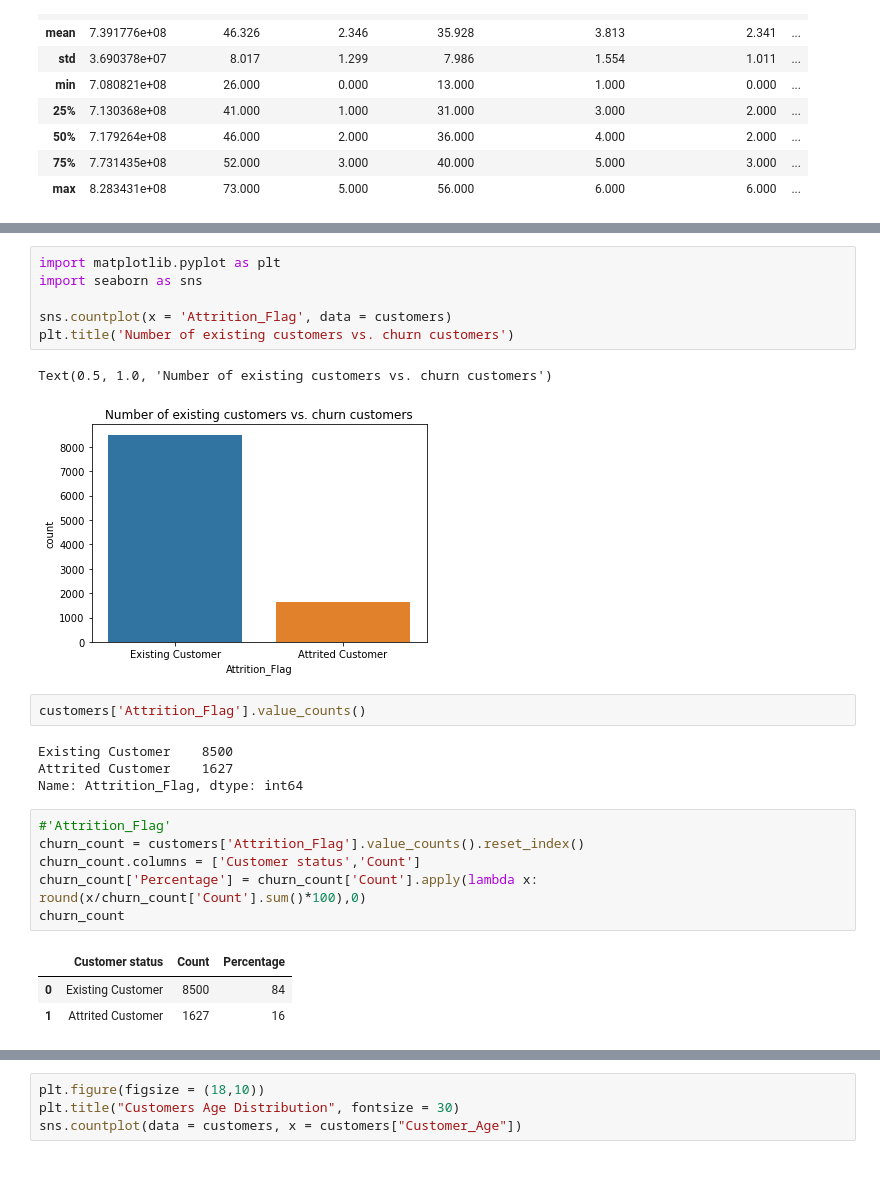
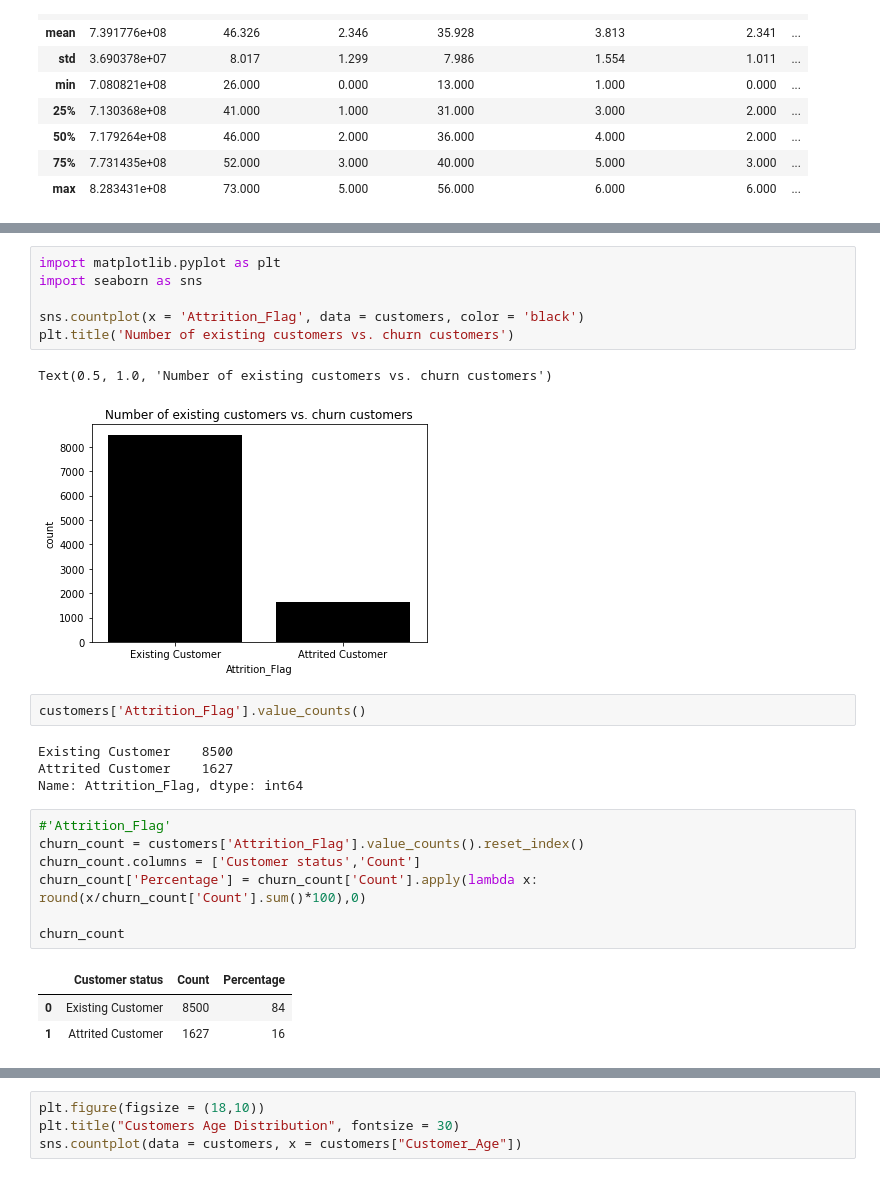
Before and after one commit to Galdina/kaggle, a Jupyter notebook: CCC/credit-card-customers-churn.ipynb, the cells around one changed output, grey strips where cells are left out. Saved outputs shown, nothing was run; the diff lists cells and outputs as text.

```diff
--- a/CCC/credit-card-customers-churn.ipynb
+++ b/CCC/credit-card-customers-churn.ipynb
@@ -167,12 +198,12 @@ dtype: int64
 # %%
 import matplotlib.pyplot as plt
 import seaborn as sns
 
-sns.countplot(x = 'Attrition_Flag', data = customers)
+sns.countplot(x = 'Attrition_Flag', data = customers, color = 'black')
 plt.title('Number of existing customers vs. churn customers')
 # %% [output]
 Text(0.5, 1.0, 'Number of existing customers vs. churn customers')
-[figure, old version]
+[figure, new version]
 # %%
 customers['Attrition_Flag'].value_counts()
 # %% [output]
@@ -184,6 +215,7 @@ Name: Attrition_Flag, dtype: int64
 churn_count = customers['Attrition_Flag'].value_counts().reset_index()
 churn_count.columns = ['Customer status','Count']
 churn_count['Percentage'] = churn_count['Count'].apply(lambda x: round(x/churn_count['Count'].sum()*100),0)
+
 churn_count
 # %% [output]
 |  | Customer status | Count | Percentage |
```
Also changed, not shown: parts of 26 cells of this notebook.
